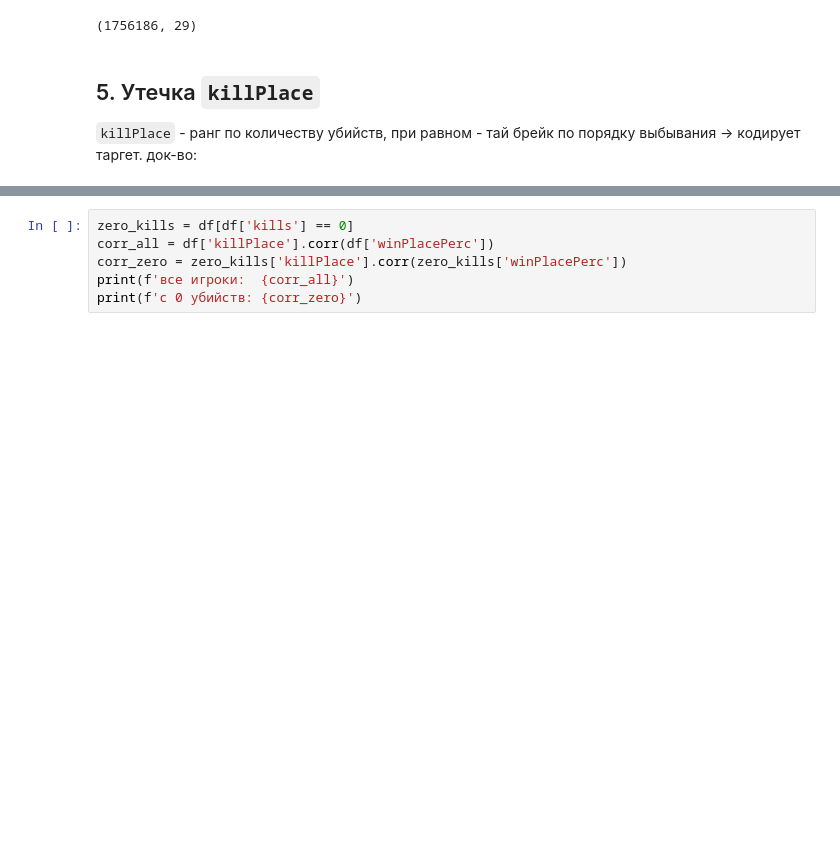
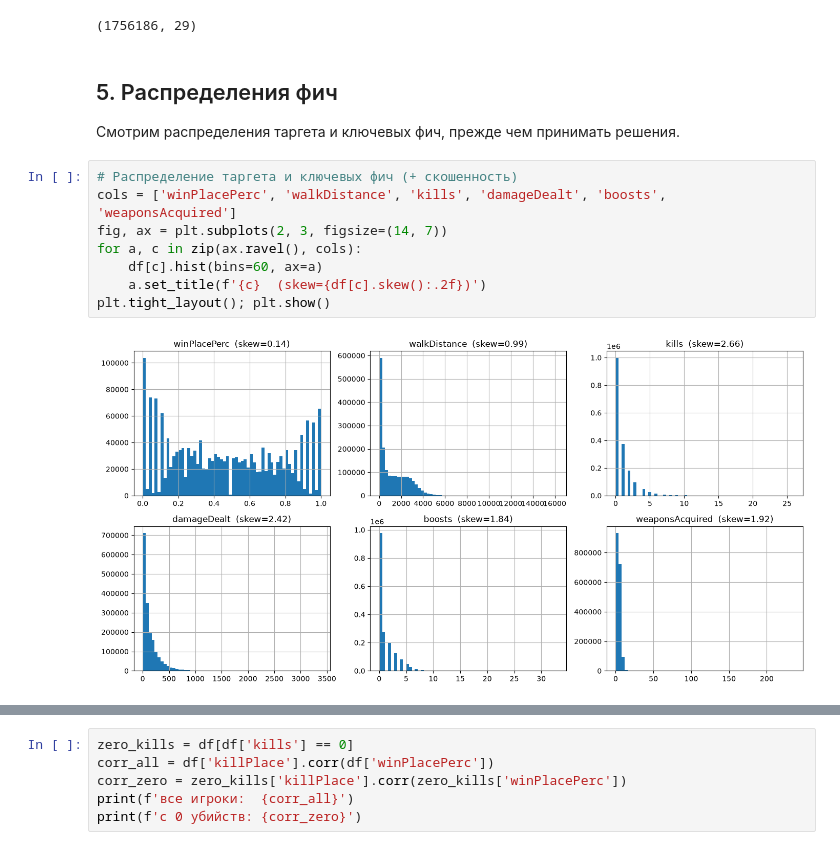
Before and after one commit to ConspiracyTrooper/pubg-ds, a Jupyter notebook: notebooks/01_eda.ipynb, the cells around one changed output, grey strips where cells are left out. Saved outputs shown, nothing was run; the diff lists cells and outputs as text; blank space fills up the shorter version.

```diff
--- a/notebooks/01_eda.ipynb
+++ b/notebooks/01_eda.ipynb
@@ -134,7 +123,18 @@ df = df[df["matchType"] == 'squad-fpp']
 df.shape
 # %% [output]
 (1756186, 29)
-# %% [markdown]
-<a id="s5"></a>
-## 5. Утечка `killPlace`
-`killPlace` - ранг по количеству убийств, при равном - тай брейк по порядку выбывания -> кодирует таргет. док-во:
+# %% [markdown]
+<a id="s5"></a>
+## 5. Распределения фич
+
+Смотрим распределения таргета и ключевых фич, прежде чем принимать решения.
+# %%
+# Распределение таргета и ключевых фич (+ скошенность)
+cols = ['winPlacePerc', 'walkDistance', 'kills', 'damageDealt', 'boosts', 'weaponsAcquired']
+fig, ax = plt.subplots(2, 3, figsize=(14, 7))
+for a, c in zip(ax.ravel(), cols):
+    df[c].hist(bins=60, ax=a)
+    a.set_title(f'{c}  (skew={df[c].skew():.2f})')
+plt.tight_layout(); plt.show()
+# %% [output]
+[figure, added]
```
Also changed, not shown: parts of 49 cells of this notebook, 13 other files.
